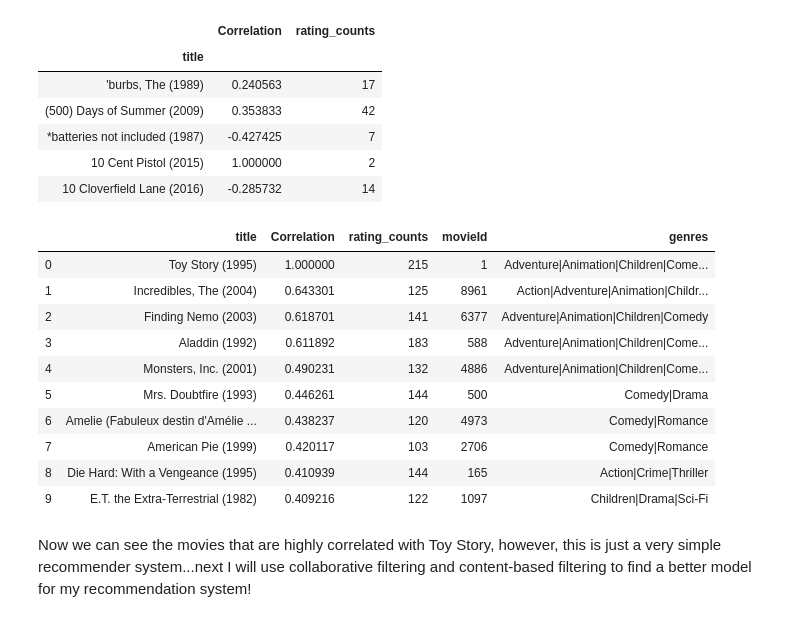
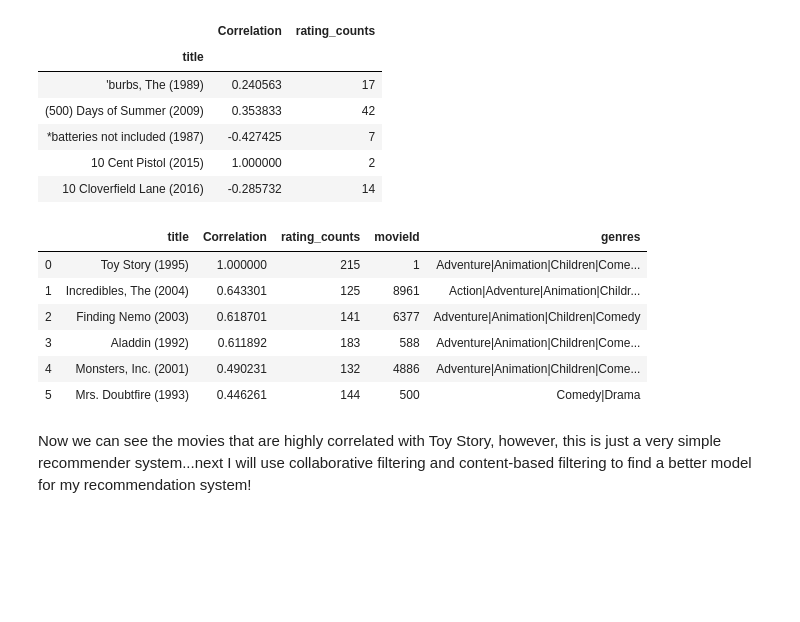
Before and after one commit to lcunningham24/Movie-Recommendation-System, a Jupyter notebook: Mod4FinalProject.ipynb, the cells around one changed output. Drawn from its saved outputs; the diff is of its cells as text; code cells hidden in the pictures; blank space fills up the shorter version.

```diff
--- a/Mod4FinalProject.ipynb
+++ b/Mod4FinalProject.ipynb
@@ -222,20 +222,16 @@ recommendation.head()
 # %%
 # sorting movies correlated with Toy Story with at least 100 ratings
 recc = recommendation[recommendation['rating_counts']>100].sort_values('Correlation',ascending=False).reset_index()
 recc = recc.merge(movies,on='title', how='left')
-recc.head(10)
+recc.head(6)
 # %% [output]
 |  | title | Correlation | rating_counts | movieId | genres |
 | 0 | Toy Story (1995) | 1.000000 | 215 | 1 | Adventure|Animation|Children|Come... |
 | 1 | Incredibles, The (2004) | 0.643301 | 125 | 8961 | Action|Adventure|Animation|Childr... |
 | 2 | Finding Nemo (2003) | 0.618701 | 141 | 6377 | Adventure|Animation|Children|Comedy |
 | 3 | Aladdin (1992) | 0.611892 | 183 | 588 | Adventure|Animation|Children|Come... |
 | 4 | Monsters, Inc. (2001) | 0.490231 | 132 | 4886 | Adventure|Animation|Children|Come... |
 | 5 | Mrs. Doubtfire (1993) | 0.446261 | 144 | 500 | Comedy|Drama |
-| 6 | Amelie (Fabuleux destin d'Amélie ... | 0.438237 | 120 | 4973 | Comedy|Romance |
-| 7 | American Pie (1999) | 0.420117 | 103 | 2706 | Comedy|Romance |
-| 8 | Die Hard: With a Vengeance (1995) | 0.410939 | 144 | 165 | Action|Crime|Thriller |
-| 9 | E.T. the Extra-Terrestrial (1982) | 0.409216 | 122 | 1097 | Children|Drama|Sci-Fi |
 # %% [markdown]
 Now we can see the movies that are highly correlated with Toy Story, however, this is just a very simple recommender system...next I will use collaborative filtering and content-based filtering to find a better model for my recommendation system!
 # %% [markdown]
```
Also changed, not shown: parts of 1 cell of this notebook.
